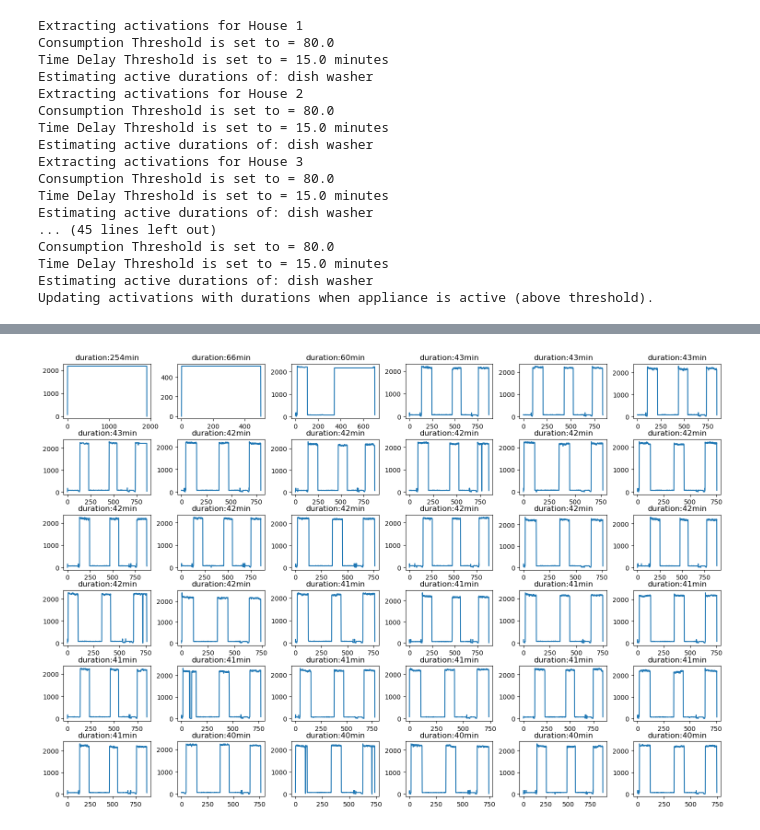
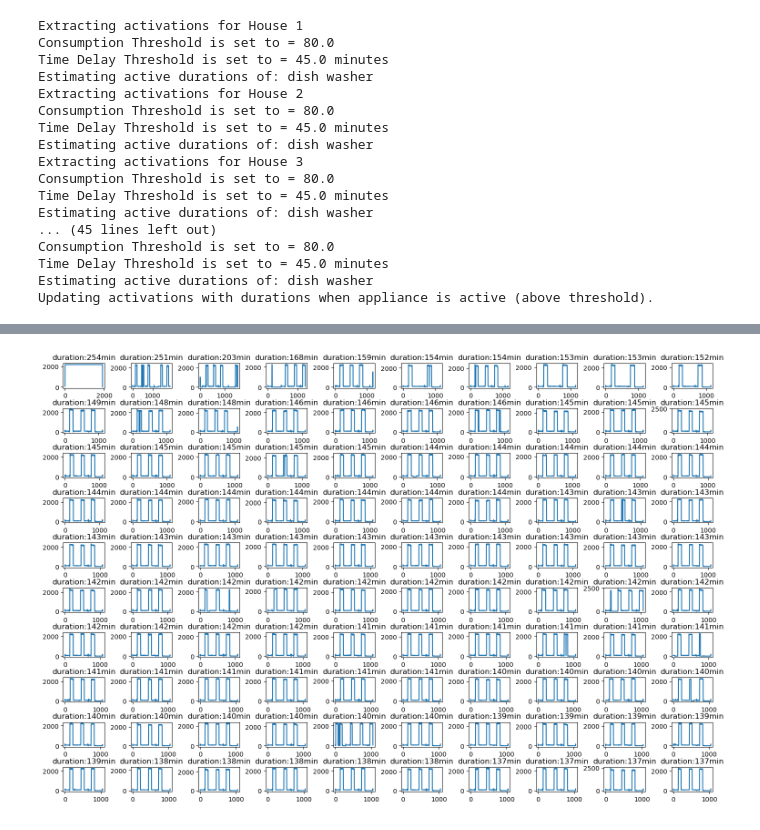
Before and after one commit to mahnoor-shahid/nilm_analyzer_tutorials, a Jupyter notebook: refit/dishwasher/get_activations_for_dishwasher.ipynb, the cells around one changed output, grey strips where cells are left out. Drawn from its saved outputs; the diff is of its cells as text; code cells hidden in the pictures.

Commit message:
dishwasher activations notebook added

```diff
--- a/refit/dishwasher/get_activations_for_dishwasher.ipynb
+++ b/refit/dishwasher/get_activations_for_dishwasher.ipynb
@@ -29,23 +29,23 @@ sampling_period = 8s, window_limit = 120 samples, fill_value = 0.0
 
 Updating data with resampled dataset...
 # %%
-appliance_data.get_activations(threshold_x=15.0, threshold_y=80.0, min_limit=5.0, max_limit=300.0)
+appliance_data.get_activations(threshold_x=45.0, threshold_y=80.0, min_limit=5.0, max_limit=260.0)
 # %% [output]
 Extracting activations for House 1
 Consumption Threshold is set to = 80.0
-Time Delay Threshold is set to = 15.0 minutes
+Time Delay Threshold is set to = 45.0 minutes
 Estimating active durations of: dish washer
 Extracting activations for House 2
 Consumption Threshold is set to = 80.0
-Time Delay Threshold is set to = 15.0 minutes
+Time Delay Threshold is set to = 45.0 minutes
 Estimating active durations of: dish washer
 Extracting activations for House 3
 Consumption Threshold is set to = 80.0
-Time Delay Threshold is set to = 15.0 minutes
+Time Delay Threshold is set to = 45.0 minutes
 Estimating active durations of: dish washer
 ... (45 lines left out)
 Consumption Threshold is set to = 80.0
-Time Delay Threshold is set to = 15.0 minutes
+Time Delay Threshold is set to = 45.0 minutes
 Estimating active durations of: dish washer
 Updating activations with durations when appliance is active (above threshold).
 # %%
@@ -54,7 +54,7 @@ appliance_activations = dict()
 print('\nConverting activities to arrays')
 for house_number in appliance_data.activations.keys():
     print(f'Processing for house {house_number}')
-    filter_activities = appliance_data.activations[house_number].sort_values(by='duration_in_minutes', ascending=False).head(40)
+    filter_activities = appliance_data.activations[house_number].sort_values(by='duration_in_minutes', ascending=False).head(100)
     activities_lst = []
     durations_lst = []
     for row in range(0, len(filter_activities)):
@@ -86,16 +86,16 @@ with open(f'{target_appliance}_activations.pkl', 'wb') as f:
 # %%
 from matplotlib import pyplot as plt
 house = 2
-rows = 6
-columns = 6
+rows = 10
+columns = 10
 fig, axs = plt.subplots(rows, columns, figsize=(15,10))
 fig.tight_layout()
 
 plot_number = 0
 for i in range(0,rows):
     for j in range(0,columns):
         axs[i,j].plot(pd.Series(appliance_activations[house]['activities_seq'][plot_number]))
         axs[i,j].set_title(f"duration:{int(appliance_activations[house]['duration_in_minutes'][plot_number])}min")
         plot_number+=1
 # %% [output]
-[figure, old version]
+[figure, new version]
```
